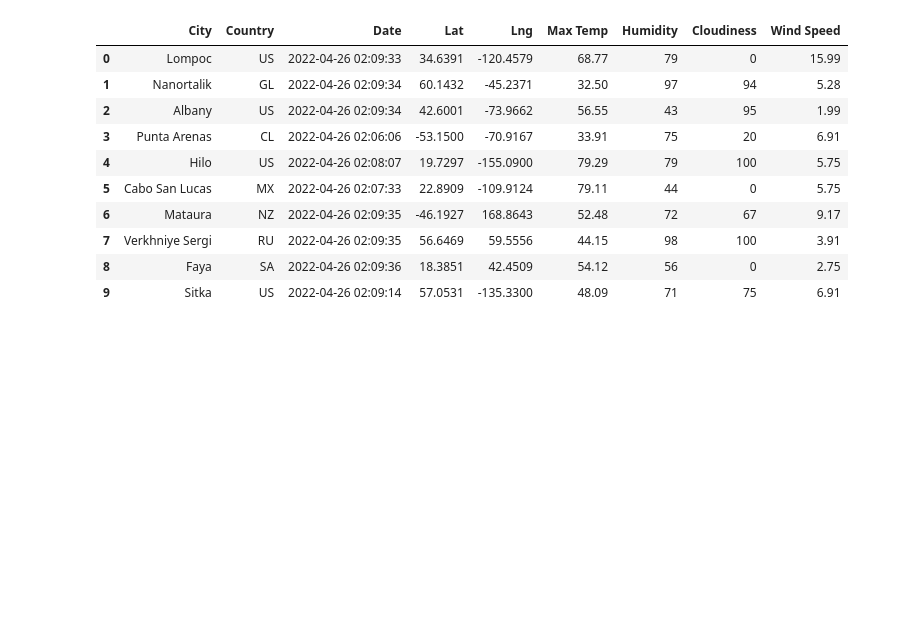
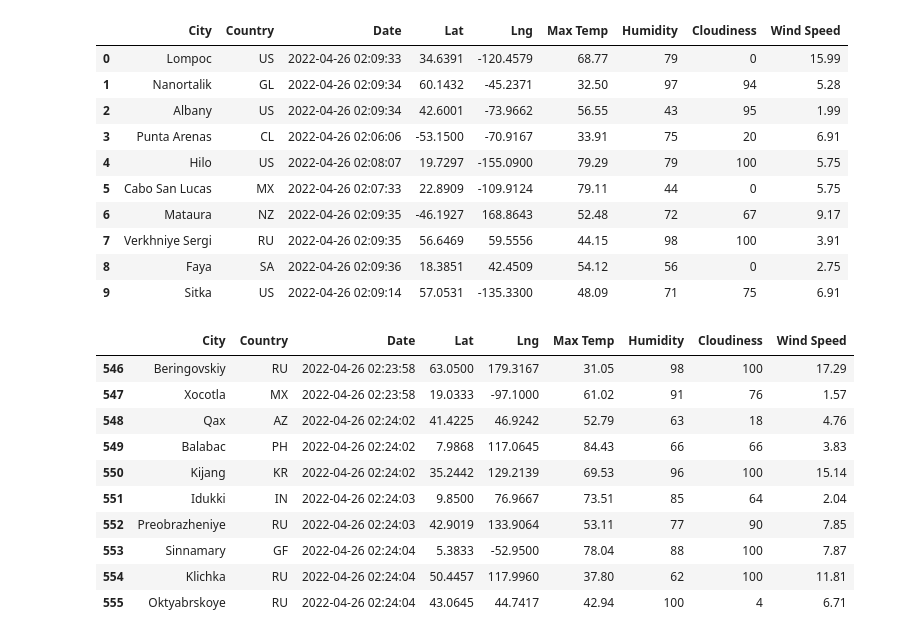
Before and after one commit to Neekoh1310/World_Weather_Analysis, a Jupyter notebook: WeatherPy.ipynb, the cells around one changed output. Drawn from its saved outputs; the diff is of its cells as text; code cells hidden in the pictures; blank space fills up the shorter version.

```diff
--- a/WeatherPy.ipynb
+++ b/WeatherPy.ipynb
@@ -164,0 +165,14 @@ city_data_df.to_csv(output_data_file, index_label="City_ID")
+# %%
+city_data_df.tail(10)
+# %% [output]
+|  | City | Country | Date | Lat | Lng | Max Temp | Humidity | Cloudiness | Wind Speed |
+| 546 | Beringovskiy | RU | 2022-04-26 02:23:58 | 63.0500 | 179.3167 | 31.05 | 98 | 100 | 17.29 |
+| 547 | Xocotla | MX | 2022-04-26 02:23:58 | 19.0333 | -97.1000 | 61.02 | 91 | 76 | 1.57 |
+| 548 | Qax | AZ | 2022-04-26 02:24:02 | 41.4225 | 46.9242 | 52.79 | 63 | 18 | 4.76 |
+| 549 | Balabac | PH | 2022-04-26 02:24:02 | 7.9868 | 117.0645 | 84.43 | 66 | 66 | 3.83 |
+| 550 | Kijang | KR | 2022-04-26 02:24:02 | 35.2442 | 129.2139 | 69.53 | 96 | 100 | 15.14 |
+| 551 | Idukki | IN | 2022-04-26 02:24:03 | 9.8500 | 76.9667 | 73.51 | 85 | 64 | 2.04 |
+| 552 | Preobrazheniye | RU | 2022-04-26 02:24:03 | 42.9019 | 133.9064 | 53.11 | 77 | 90 | 7.85 |
+| 553 | Sinnamary | GF | 2022-04-26 02:24:04 | 5.3833 | -52.9500 | 78.04 | 88 | 100 | 7.87 |
+| 554 | Klichka | RU | 2022-04-26 02:24:04 | 50.4457 | 117.9960 | 37.80 | 62 | 100 | 11.81 |
+| 555 | Oktyabrskoye | RU | 2022-04-26 02:24:04 | 43.0645 | 44.7417 | 42.94 | 100 | 4 | 6.71 |
```
Also changed, not shown: parts of 2 cells of this notebook.
